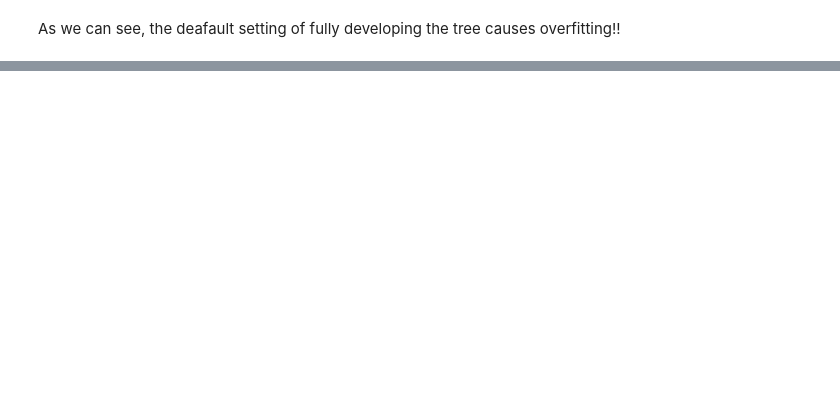
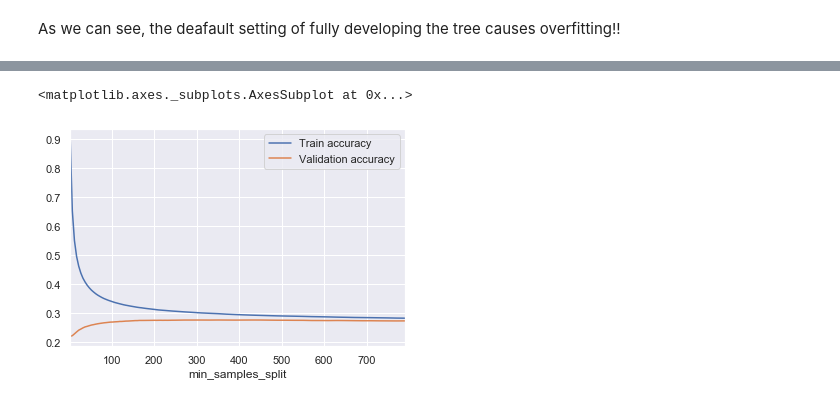
Before and after one commit to angelaiallonardi/SF-Crime-Multiclass-Classification, a Jupyter notebook: San Francisco Crime.ipynb, the cells around one changed output, grey strips where cells are left out. Cells and saved outputs as stored; diff of their text form; code cells hidden in the pictures; blank space fills up the shorter version.

```diff
--- a/San Francisco Crime.ipynb
+++ b/San Francisco Crime.ipynb
@@ -528,0 +522,14 @@ my_df.plot(x='max_depth')
+# %%
+#tree_scores = {}
+#tree_scores['min_samples_split'] = []
+#tree_scores['Train accuracy'] = []
+#tree_scores['Validation accuracy'] = []
+for min_samples_split in np.arange(250,800,20):
+    tree = DecisionTreeClassifier(min_samples_split=min_samples_split, random_state=0)
+    tree.fit(X_train, y_train)
+    tree_scores['min_samples_split'].append(min_samples_split)
+    tree_scores['Train accuracy'].append(tree.score(X_train, y_train))
+    tree_scores['Validation accuracy'].append(tree.score(X_valid, y_valid))
+# %%
+my_df = pd.DataFrame(tree_scores)
+my_df
@@ -528,0 +550,5 @@ my_df.plot(x='max_depth')
+# %%
+my_df.plot(x='min_samples_split')
+# %% [output]
+<matplotlib.axes._subplots.AxesSubplot at 0x...>
+[figure, added]
```
Also changed, not shown: parts of 20 cells of this notebook.
